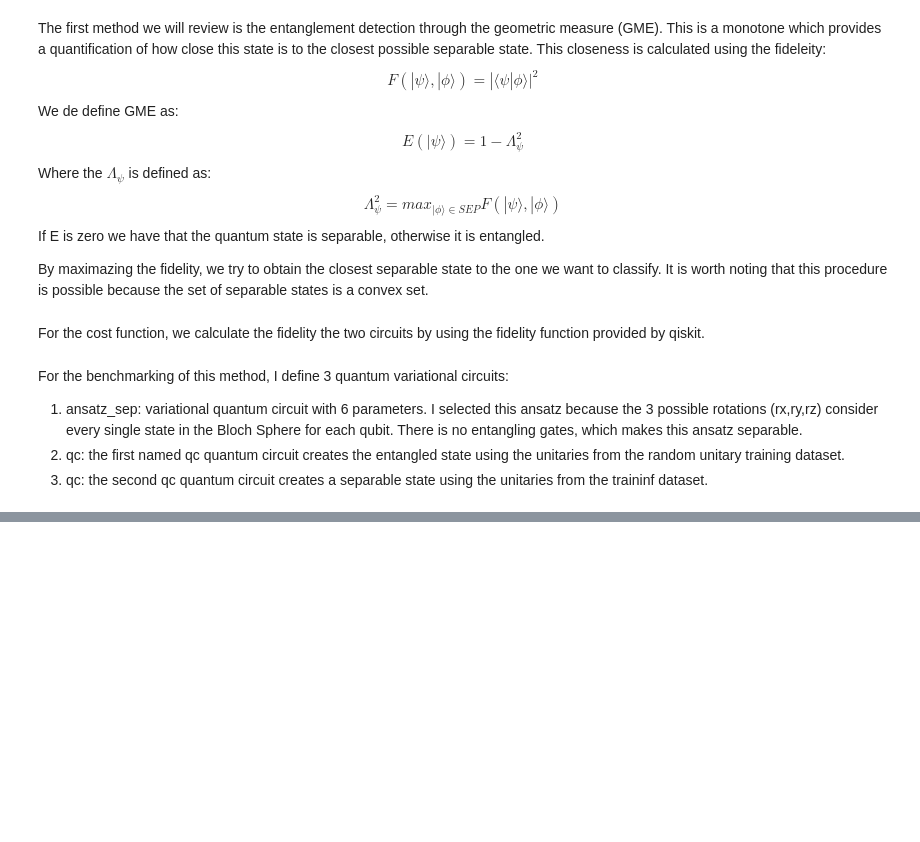
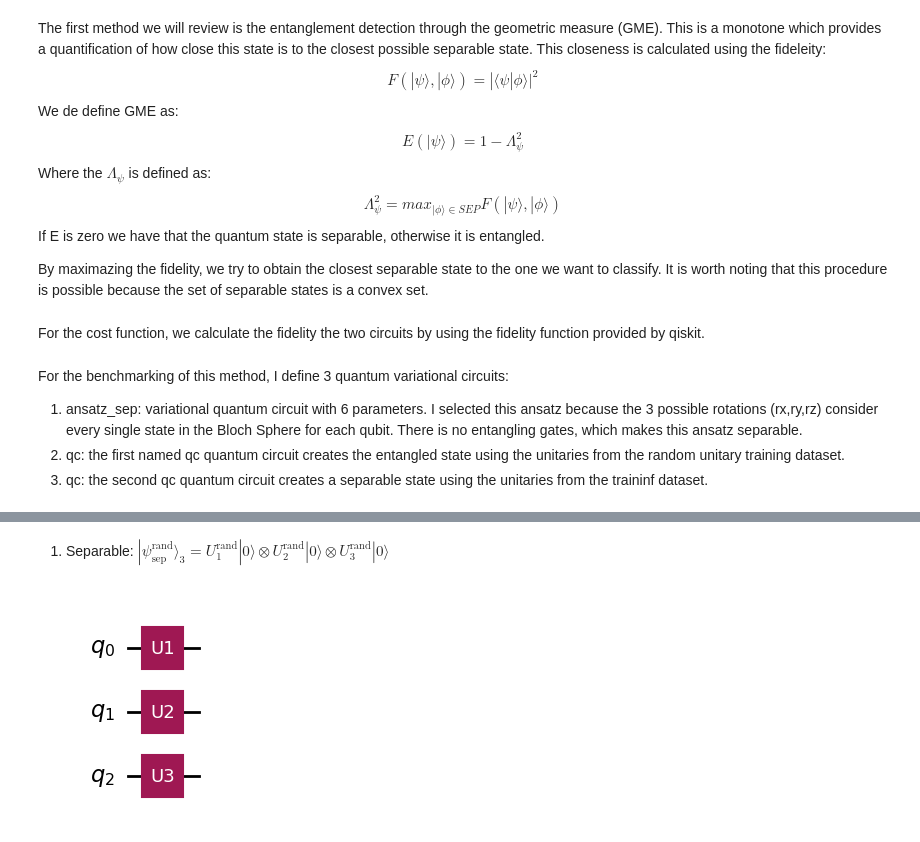
Before and after one commit to Guille-RR/TFM, a Jupyter notebook: 2qubit_entanglement.ipynb, the cells around one changed output, grey strips where cells are left out. Saved outputs shown, nothing was run; the diff lists cells and outputs as text; code cells hidden in the pictures; blank space fills up the shorter version.

```diff
--- a/2qubit_entanglement.ipynb
+++ b/2qubit_entanglement.ipynb
@@ -137,0 +201,10 @@ The method`s accuaracy is 100.0%
+# %% [markdown]
+1. Separable:  $|\psi_{\text{sep}}^{\text{rand}}\rangle_3 = U_1^{\text{rand}} |0\rangle \otimes U_2^{\text{rand}} |0\rangle \otimes U_3^{\text{rand}} |0\rangle$
+# %%
+qc = QuantumCircuit(3)
+qc.unitary(Operator(training[0]), [0], label="U1")
+qc.unitary(Operator(training[1]), [1], label="U2")
+qc.unitary(Operator(training[2]), [2], label="U3")
+qc.draw('mpl')
+# %% [output]
+[figure, added]
```
Also changed, not shown: parts of 23 cells of this notebook.
